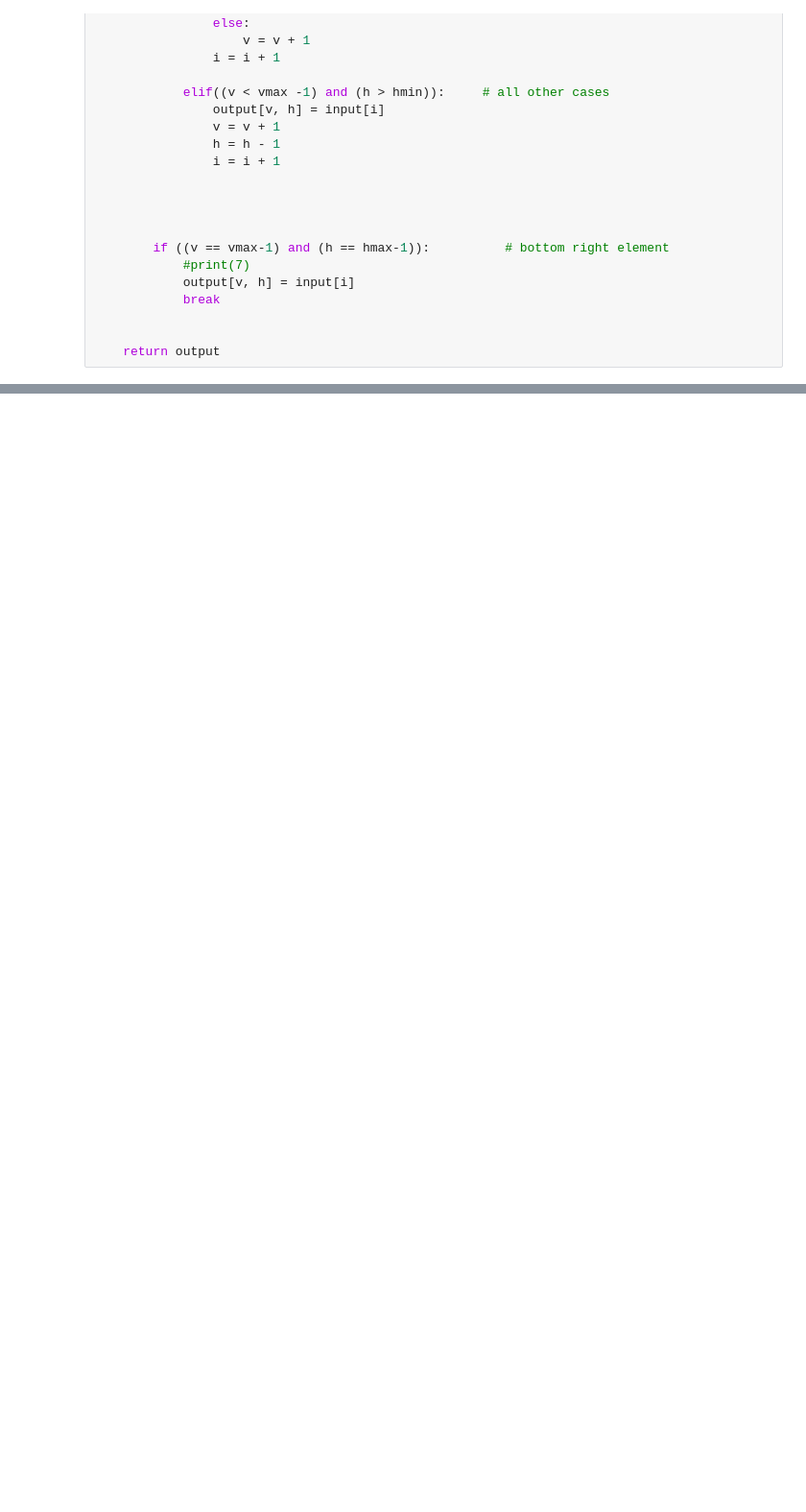
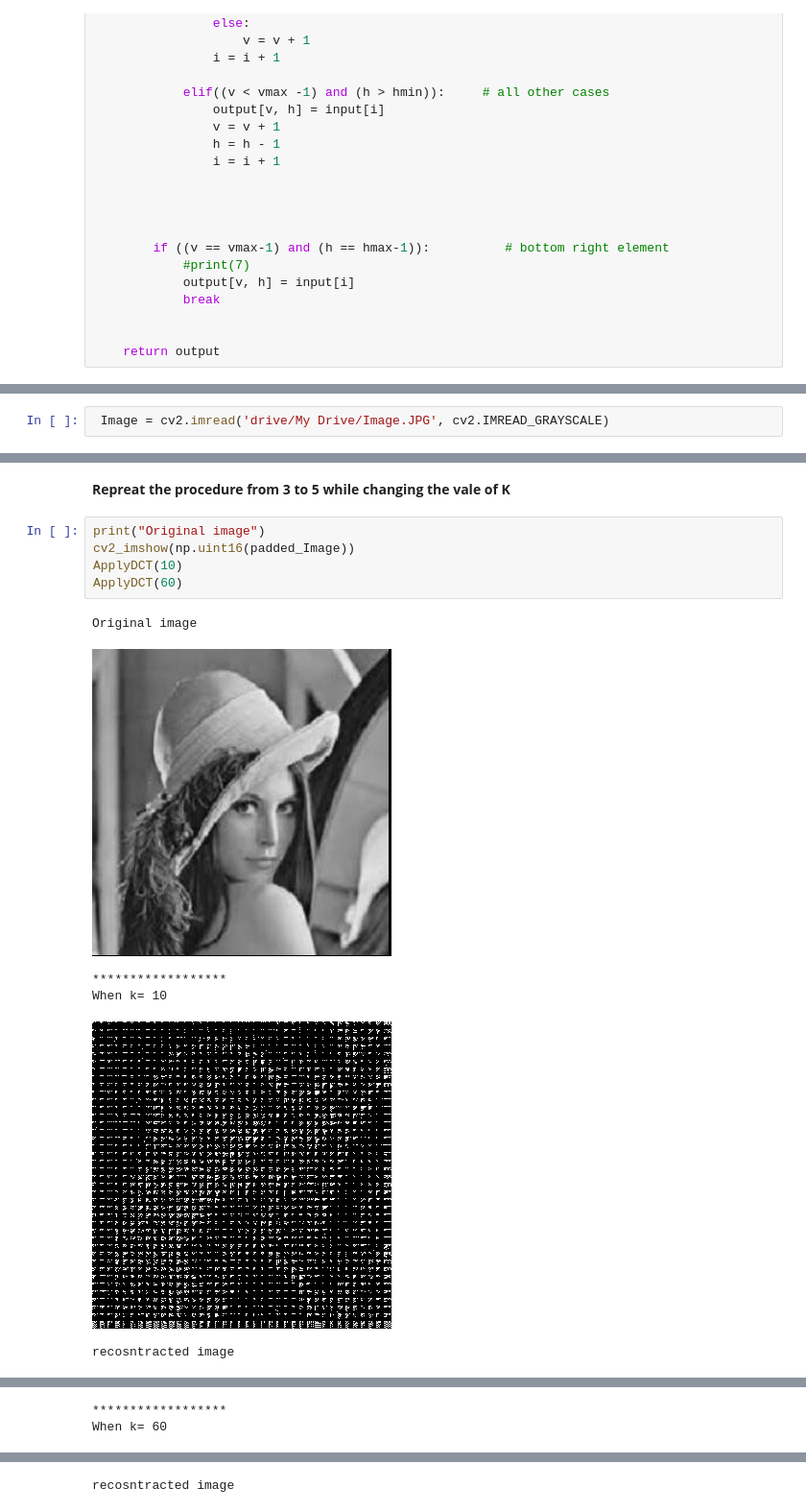
Before and after one commit to RaghadQadah/DCT-to-an-image, a Jupyter notebook: 1170142DCTActivity1.ipynb, the cells around one changed output, grey strips where cells are left out. Shown: that part at 96% size. Drawn from its saved outputs; the diff is of its cells as text; blank space fills up the shorter version.

```diff
--- a/1170142DCTActivity1.ipynb
+++ b/1170142DCTActivity1.ipynb
@@ -180,0 +185,2 @@ def inverse_zigzag(input, vmax, hmax):
+# %%
+ Image = cv2.imread('drive/My Drive/Image.JPG', cv2.IMREAD_GRAYSCALE)
@@ -331,0 +283,14 @@ recosntracted image
+# %% [markdown]
+**Repreat the procedure from 3 to 5 while changing the vale of K**
+# %%
+print("Original image")
+cv2_imshow(np.uint16(padded_Image))
+ApplyDCT(10)
+ApplyDCT(60)
+# %% [output]
+Original image
+[figure, added]
+******************
+When k= 10
+[figure, added]
+recosntracted image
@@ -331,0 +298,2 @@ recosntracted image
+******************
+When k= 60
@@ -331,0 +301 @@ recosntracted image
+recosntracted image
```
Also changed, not shown: parts of 7 cells of this notebook.
